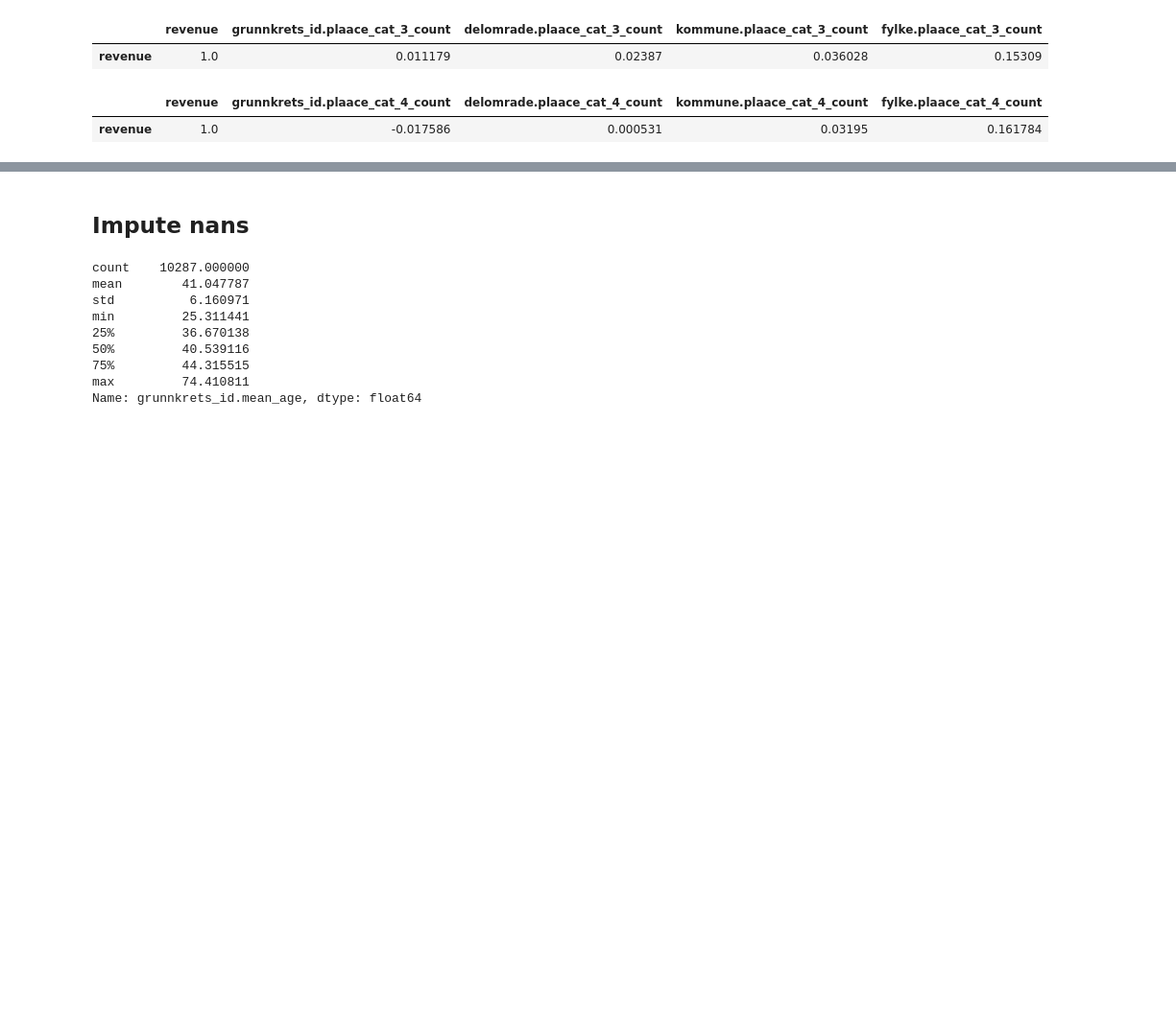
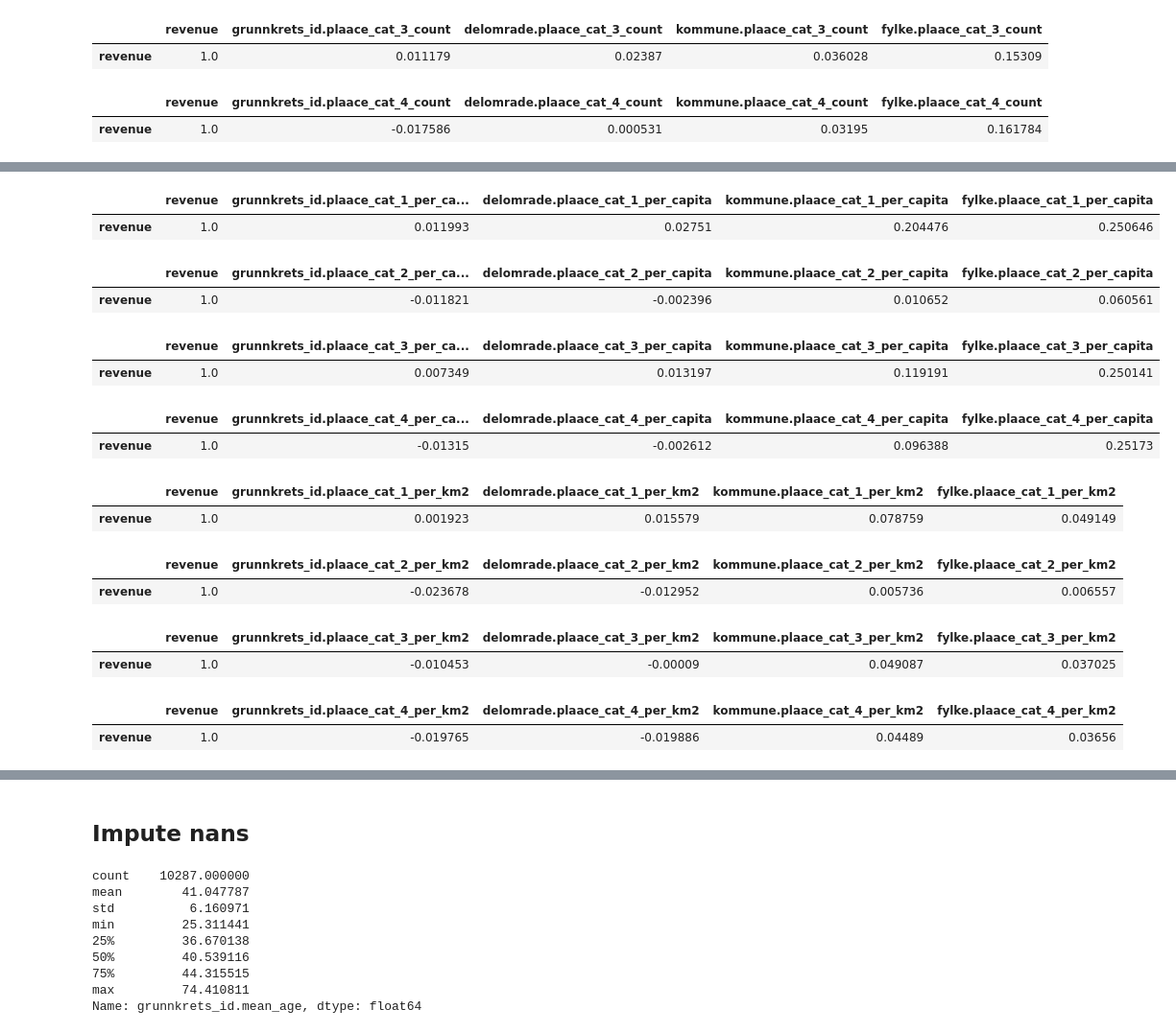
Before and after one commit to halvorlinder/TDT4173-Machine-Learning, a Jupyter notebook: grunnkrets.ipynb, the cells around one changed output, grey strips where cells are left out. Shown at 96% size. Drawn from its saved outputs; the diff is of its cells as text; code cells hidden in the pictures; blank space fills up the shorter version.

```diff
--- a/grunnkrets.ipynb
+++ b/grunnkrets.ipynb
@@ -863,0 +883,28 @@ num_stores_df[['revenue'] + [f'{level}.plaace_cat_4_count' for level in levels]]
+# %%
+for level in levels:
+    for cat in plaace_cols:
+        num_stores_df[f'{level}.{cat}_per_capita'] = num_stores_df[f'{level}.{cat}_count'] / num_stores_df[f'{level}.tot_pop']
+# %%
+
+num_stores_df[['revenue'] + [f'{level}.plaace_cat_1_per_capita' for level in levels]].corr().head(1)
+# %% [output]
+|  | revenue | grunnkrets_id.plaace_cat_1_per_ca... | delomrade.plaace_cat_1_per_capita | kommune.plaace_cat_1_per_capita | fylke.plaace_cat_1_per_capita |
+| revenue | 1.0 | 0.011993 | 0.02751 | 0.204476 | 0.250646 |
+# %%
+
+num_stores_df[['revenue'] + [f'{level}.plaace_cat_2_per_capita' for level in levels]].corr().head(1)
+# %% [output]
+|  | revenue | grunnkrets_id.plaace_cat_2_per_ca... | delomrade.plaace_cat_2_per_capita | kommune.plaace_cat_2_per_capita | fylke.plaace_cat_2_per_capita |
+| revenue | 1.0 | -0.011821 | -0.002396 | 0.010652 | 0.060561 |
+# %%
+
+num_stores_df[['revenue'] + [f'{level}.plaace_cat_3_per_capita' for level in levels]].corr().head(1)
+# %% [output]
+|  | revenue | grunnkrets_id.plaace_cat_3_per_ca... | delomrade.plaace_cat_3_per_capita | kommune.plaace_cat_3_per_capita | fylke.plaace_cat_3_per_capita |
+| revenue | 1.0 | 0.007349 | 0.013197 | 0.119191 | 0.250141 |
+# %%
+
+num_stores_df[['revenue'] + [f'{level}.plaace_cat_4_per_capita' for level in levels]].corr().head(1)
+# %% [output]
+|  | revenue | grunnkrets_id.plaace_cat_4_per_ca... | delomrade.plaace_cat_4_per_capita | kommune.plaace_cat_4_per_capita | fylke.plaace_cat_4_per_capita |
+| revenue | 1.0 | -0.01315 | -0.002612 | 0.096388 | 0.25173 |
@@ -863,0 +915,20 @@ num_stores_df[['revenue'] + [f'{level}.plaace_cat_4_count' for level in levels]]
+# %%
+num_stores_df[['revenue'] + [f'{level}.plaace_cat_1_per_km2' for level in levels]].corr().head(1)
+# %% [output]
+|  | revenue | grunnkrets_id.plaace_cat_1_per_km2 | delomrade.plaace_cat_1_per_km2 | kommune.plaace_cat_1_per_km2 | fylke.plaace_cat_1_per_km2 |
+| revenue | 1.0 | 0.001923 | 0.015579 | 0.078759 | 0.049149 |
+# %%
+num_stores_df[['revenue'] + [f'{level}.plaace_cat_2_per_km2' for level in levels]].corr().head(1)
+# %% [output]
+|  | revenue | grunnkrets_id.plaace_cat_2_per_km2 | delomrade.plaace_cat_2_per_km2 | kommune.plaace_cat_2_per_km2 | fylke.plaace_cat_2_per_km2 |
+| revenue | 1.0 | -0.023678 | -0.012952 | 0.005736 | 0.006557 |
+# %%
+num_stores_df[['revenue'] + [f'{level}.plaace_cat_3_per_km2' for level in levels]].corr().head(1)
+# %% [output]
+|  | revenue | grunnkrets_id.plaace_cat_3_per_km2 | delomrade.plaace_cat_3_per_km2 | kommune.plaace_cat_3_per_km2 | fylke.plaace_cat_3_per_km2 |
+| revenue | 1.0 | -0.010453 | -0.00009 | 0.049087 | 0.037025 |
+# %%
+num_stores_df[['revenue'] + [f'{level}.plaace_cat_4_per_km2' for level in levels]].corr().head(1)
+# %% [output]
+|  | revenue | grunnkrets_id.plaace_cat_4_per_km2 | delomrade.plaace_cat_4_per_km2 | kommune.plaace_cat_4_per_km2 | fylke.plaace_cat_4_per_km2 |
+| revenue | 1.0 | -0.019765 | -0.019886 | 0.04489 | 0.03656 |
```
Also changed, not shown: parts of 11 cells of this notebook, 2 other files.
